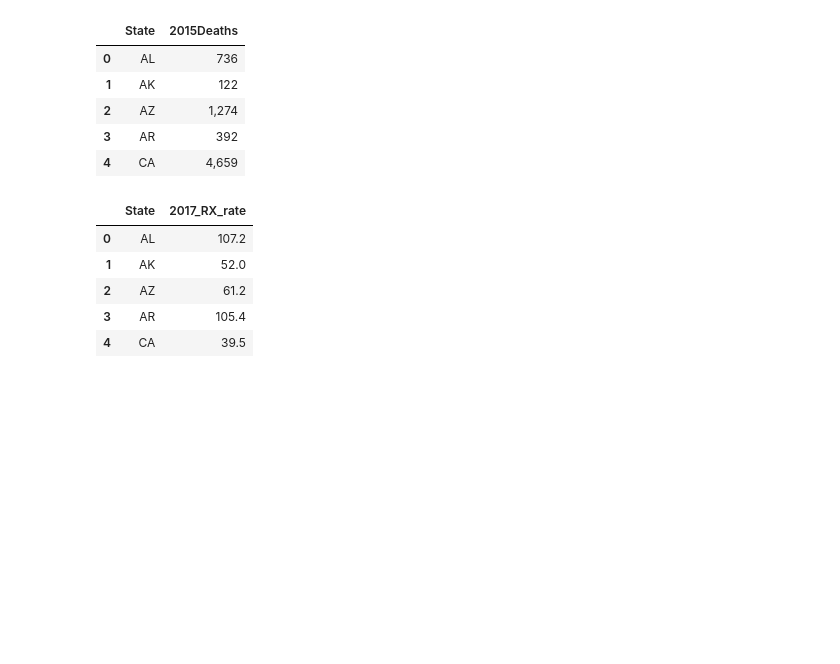
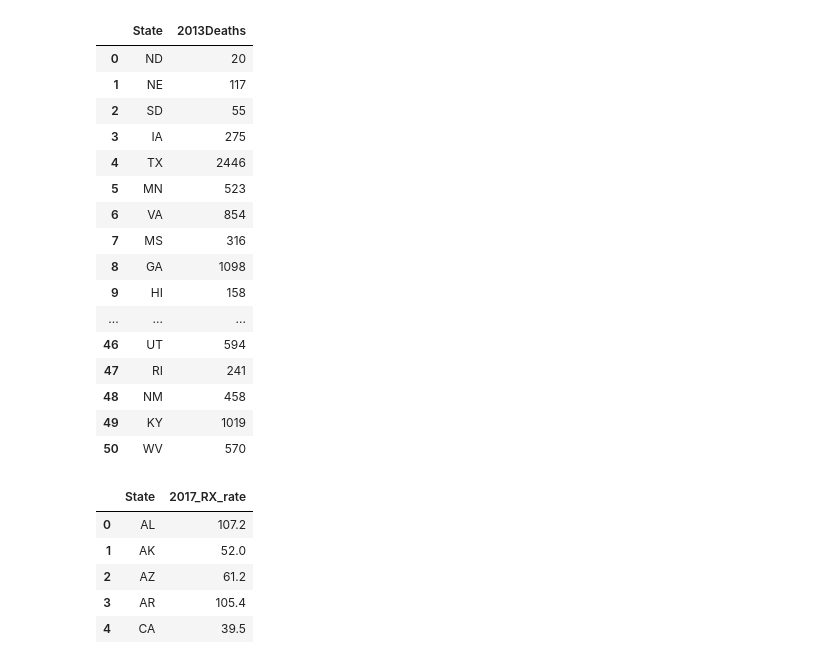
Before and after one commit to cgilbert05/Project-Team-Blue, a Jupyter notebook: Project_1_CountryInCrisis.ipynb, the cells around one changed output. Saved outputs shown, nothing was run; the diff lists cells and outputs as text; code cells hidden in the pictures; blank space fills up the shorter version.

```diff
--- a/Project_1_CountryInCrisis.ipynb
+++ b/Project_1_CountryInCrisis.ipynb
@@ -8,34 +8,46 @@ import matplotlib.pyplot as plt
 # %%
 # import source data files
 
-deaths_2013_2014 = pd.read_csv("raw_data/OD_2013_2014.csv")
-deaths_2015 = pd.read_csv("raw_data/OD_2015.csv")
-deaths_2016 = pd.read_csv("raw_data/OD_2016.csv")
-deaths_2017 = pd.read_csv("raw_data/OD_2017.csv")
+deaths_2013_2014 = pd.read_csv("raw_data/OD_2013_2014.csv", thousands=',')
+deaths_2015 = pd.read_csv("raw_data/OD_2015.csv", thousands=',')
+deaths_2016 = pd.read_csv("raw_data/OD_2016.csv", thousands=',')
+deaths_2017 = pd.read_csv("raw_data/OD_2017.csv", thousands=',')
 
-regions = pd.read_csv("raw_data/regions.csv")
+regions = pd.read_csv("raw_data/regions.csv", thousands=',')
 
 # reduce dataframes to include only state and death statistic
 #############THESE ARE THE OVERDOSE BY STATE DATA FRAMES *********************
 deaths_2013_df = deaths_2013_2014[['State', '2013Number']]
 deaths_2013_df = deaths_2013_df.rename(index=str, columns={"2013Number": "2013Deaths"})
+deaths_2013_df["2013Deaths"] = pd.to_numeric(deaths_2013_df["2013Deaths"])
 deaths_2014_df = deaths_2013_2014[['State', '2014Number']]
 deaths_2014_df = deaths_2014_df.rename(index=str, columns={"2014Number": "2014Deaths"})
 deaths_2015_df = deaths_2015[['State', 'Number']]
 deaths_2015_df = deaths_2015_df.rename(index=str, columns={"Number": "2015Deaths"})
 deaths_2016_df = deaths_2016[['State', 'number']]
 deaths_2016_df = deaths_2016_df.rename(index=str, columns={"number": "2016Deaths"})
 deaths_2017_df = deaths_2017[['State', 'number']]
 deaths_2017_df = deaths_2017_df.rename(index=str, columns={"number": "2017Deaths"})
 
-deaths_2015_df.head()
+deaths_2013_df
 # %% [output]
-|  | State | 2015Deaths |
-| 0 | AL | 736 |
-| 1 | AK | 122 |
-| 2 | AZ | 1,274 |
-| 3 | AR | 392 |
-| 4 | CA | 4,659 |
+|  | State | 2013Deaths |
+| 0 | ND | 20 |
+| 1 | NE | 117 |
+| 2 | SD | 55 |
+| 3 | IA | 275 |
+| 4 | TX | 2446 |
+| 5 | MN | 523 |
+| 6 | VA | 854 |
+| 7 | MS | 316 |
+| 8 | GA | 1098 |
+| 9 | HI | 158 |
+| ... | ... | ... |
+| 46 | UT | 594 |
+| 47 | RI | 241 |
+| 48 | NM | 458 |
+| 49 | KY | 1019 |
+| 50 | WV | 570 |
 # %%
 # import perscription data
 rx_2013 = pd.read_csv("raw_data/RX_2013.csv")
```
Also changed, not shown: parts of 5 cells of this notebook.
